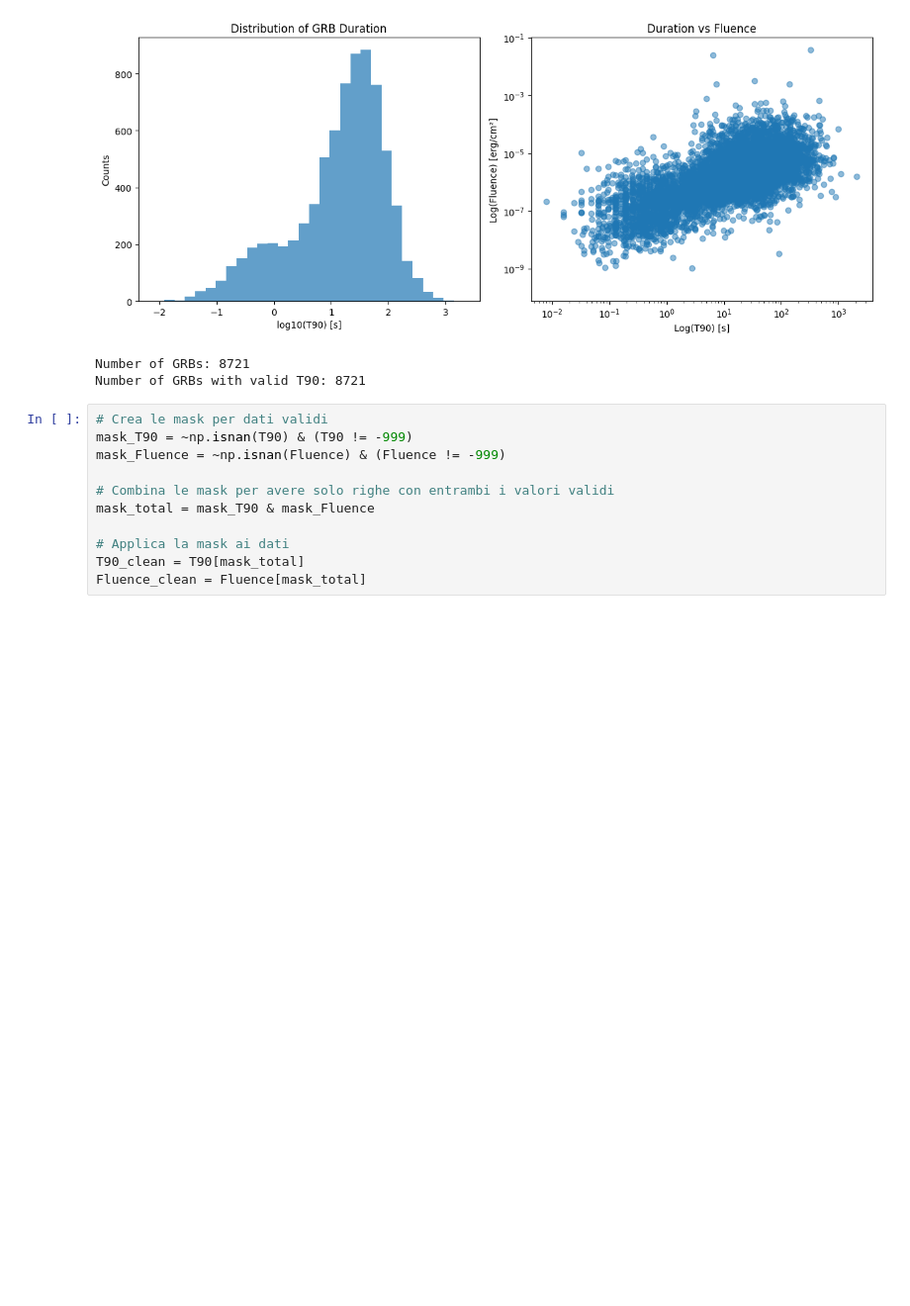
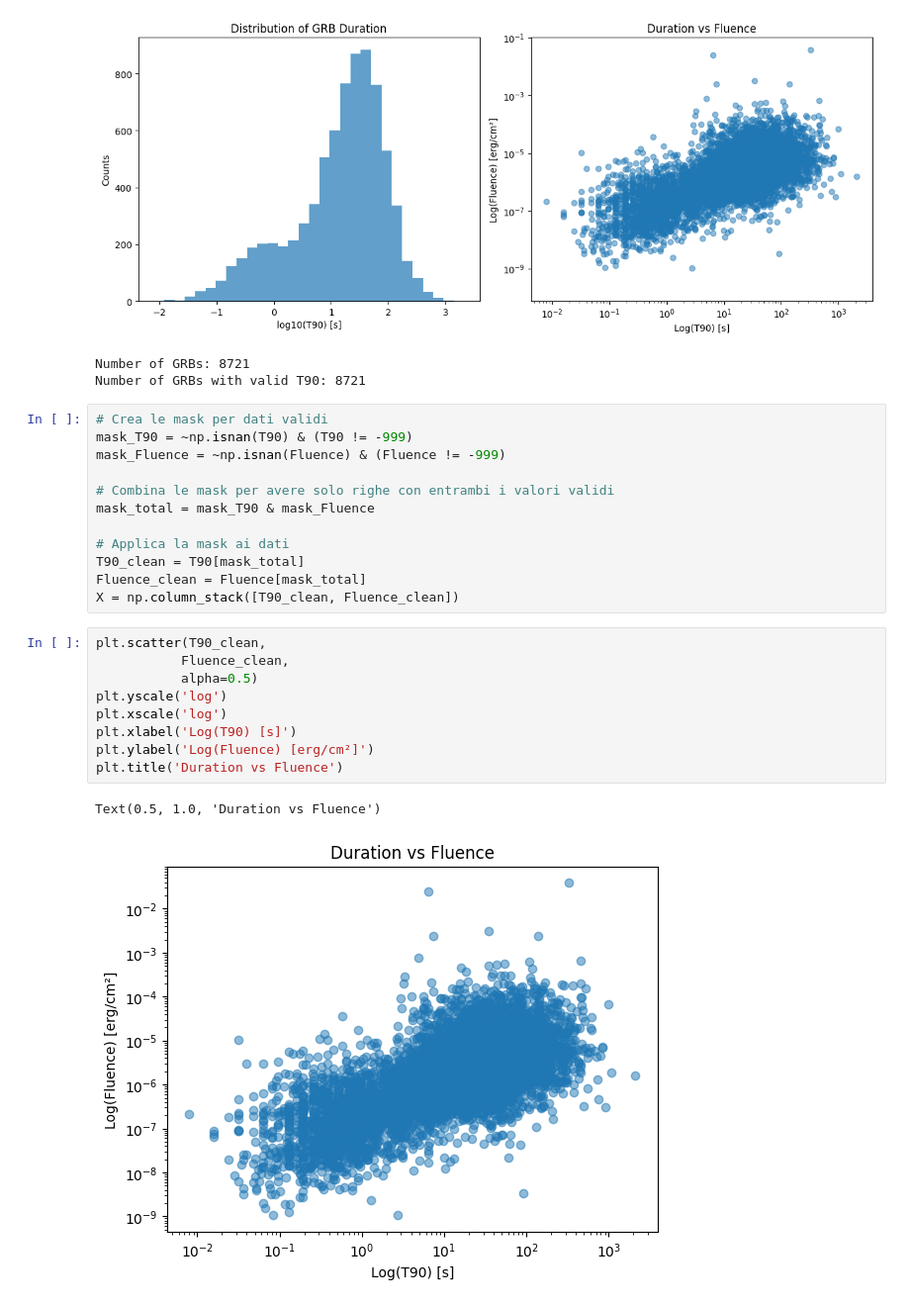
Before and after one commit to domvol/astrostatistics_bicocca_2025, a Jupyter notebook: Time_to_get_you_hands_dirty/L14_clustering.ipynb, the cells around one changed output. Shown at 99% size. Drawn from its saved outputs; the diff is of its cells as text; blank space fills up the shorter version.

```diff
--- a/Time_to_get_you_hands_dirty/L14_clustering.ipynb
+++ b/Time_to_get_you_hands_dirty/L14_clustering.ipynb
@@ -70,6 +70,19 @@ mask_total = mask_T90 & mask_Fluence
 # Applica la mask ai dati
 T90_clean = T90[mask_total]
 Fluence_clean = Fluence[mask_total]
+X = np.column_stack([T90_clean, Fluence_clean])
+# %%
+plt.scatter(T90_clean,
+           Fluence_clean,
+           alpha=0.5)
+plt.yscale('log')
+plt.xscale('log')
+plt.xlabel('Log(T90) [s]')
+plt.ylabel('Log(Fluence) [erg/cm²]')
+plt.title('Duration vs Fluence')
+# %% [output]
+Text(0.5, 1.0, 'Duration vs Fluence')
+[figure, added]
 # %%
 from sklearn.cluster import KMeans
 from sklearn import preprocessing
```
Also changed, not shown: parts of 1 cell of this notebook.
